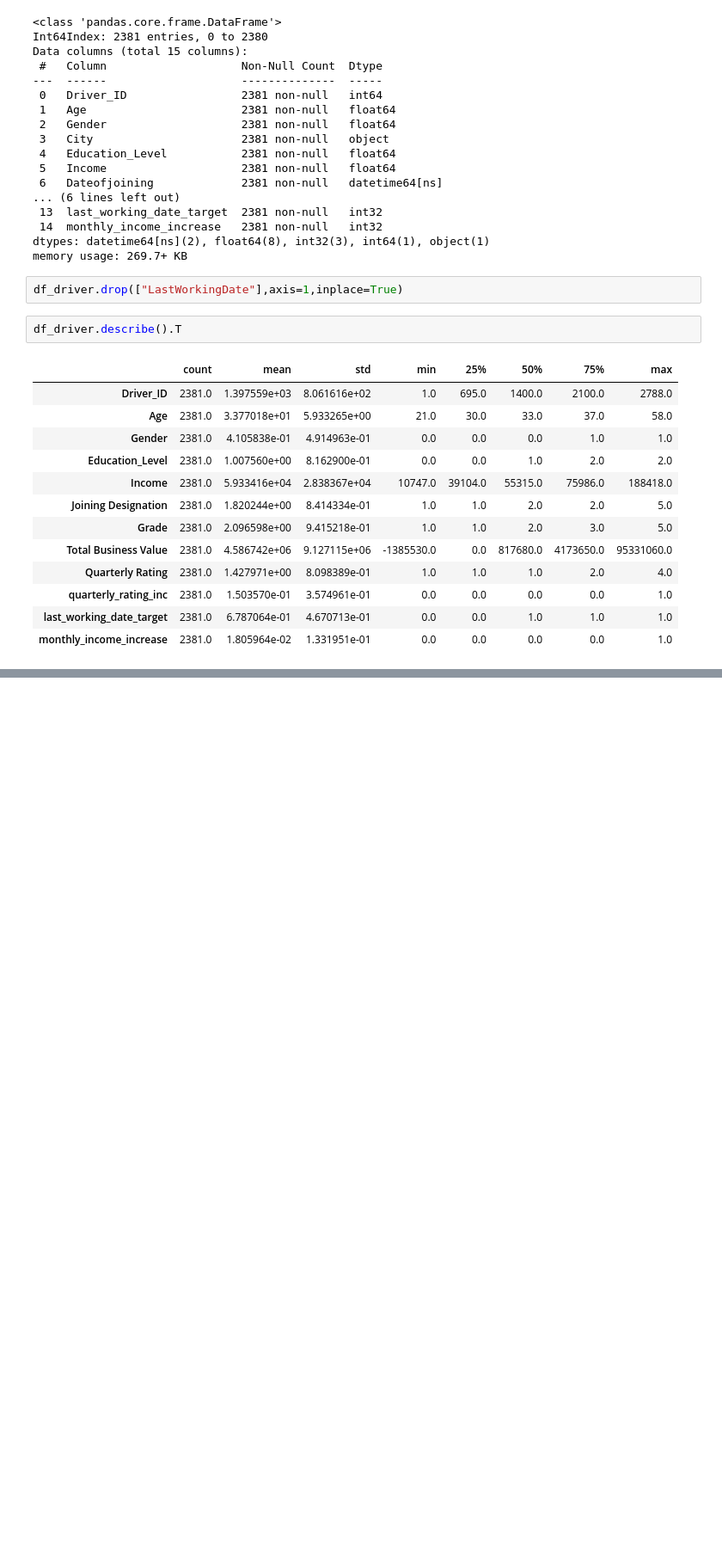
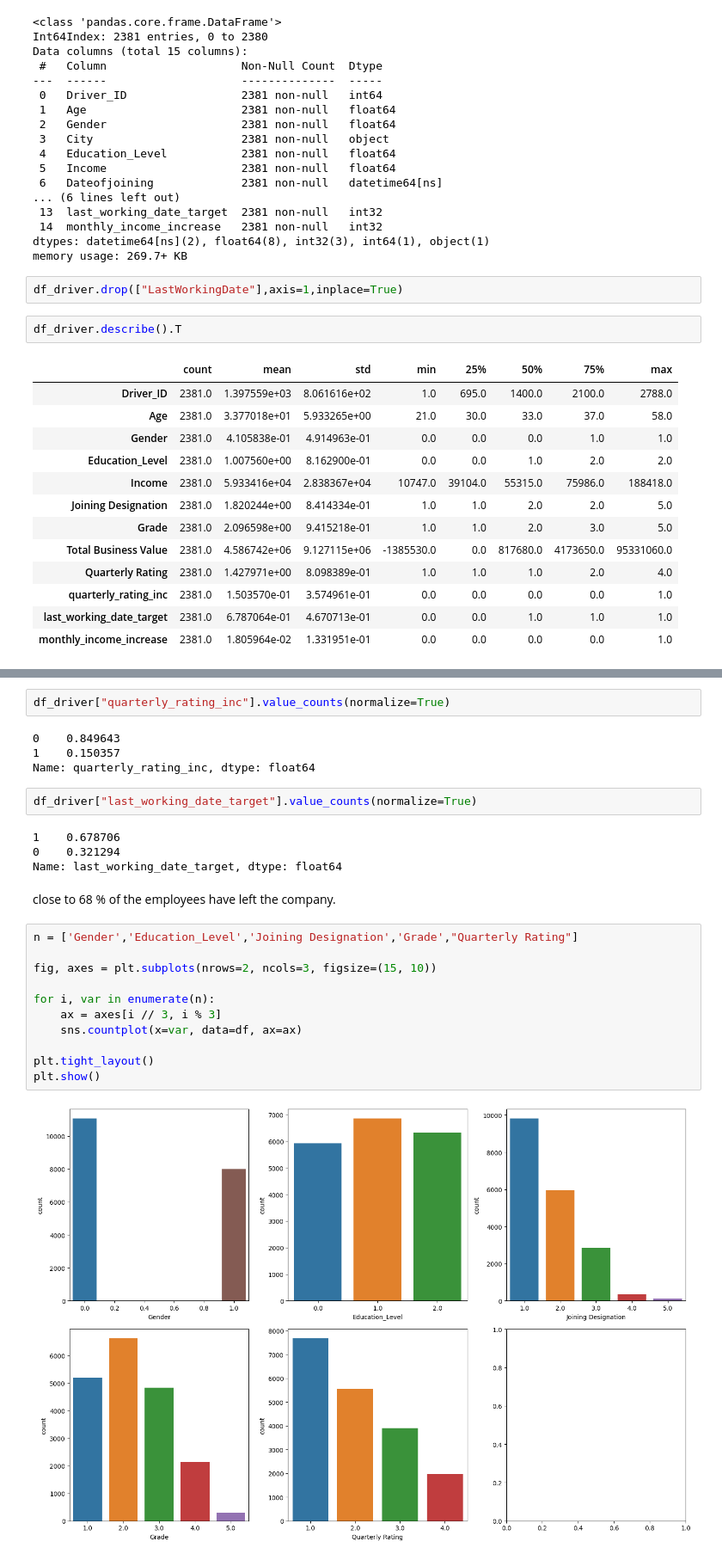
Before and after one commit to mahikshith/AWS-EC2-deployment-of-Ola-driver-churn-prediction-using-ensemble-learning, a Jupyter notebook: Ola_ensemble_mykee.ipynb, the cells around one changed output, grey strips where cells are left out. Shown: that part at 86% size. Drawn from its saved outputs; the diff is of its cells as text; blank space fills up the shorter version.

```diff
--- a/Ola_ensemble_mykee.ipynb
+++ b/Ola_ensemble_mykee.ipynb
@@ -363,0 +396,27 @@ df_driver.describe().T
+# %%
+df_driver["quarterly_rating_inc"].value_counts(normalize=True)
+# %% [output]
+0    0.849643
+1    0.150357
+Name: quarterly_rating_inc, dtype: float64
+# %%
+df_driver["last_working_date_target"].value_counts(normalize=True)
+# %% [output]
+1    0.678706
+0    0.321294
+Name: last_working_date_target, dtype: float64
+# %% [markdown]
+close to 68 % of the employees have left the company.
+# %%
+n = ['Gender','Education_Level','Joining Designation','Grade',"Quarterly Rating"]
+
+fig, axes = plt.subplots(nrows=2, ncols=3, figsize=(15, 10))
+
+for i, var in enumerate(n):
+    ax = axes[i // 3, i % 3]
+    sns.countplot(x=var, data=df, ax=ax)
+
+plt.tight_layout()
+plt.show()
+# %% [output]
+[figure, added]
```
Also changed, not shown: parts of 9 cells of this notebook.
